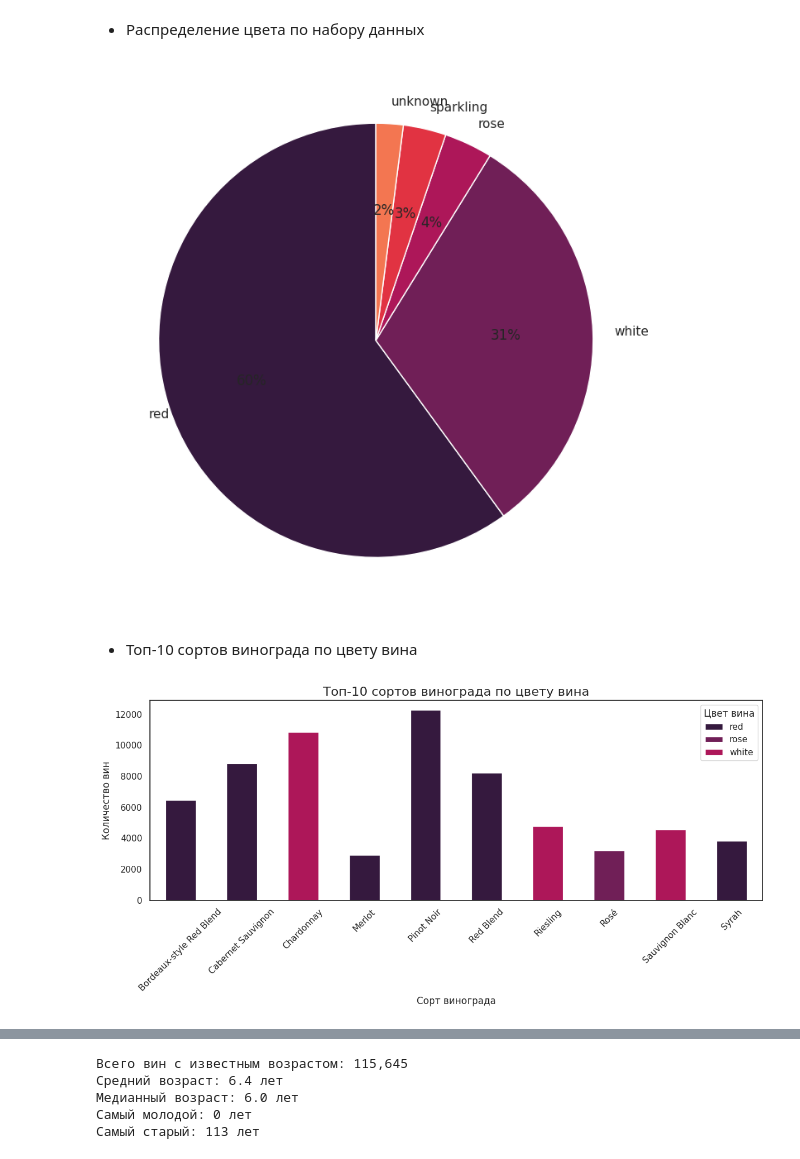
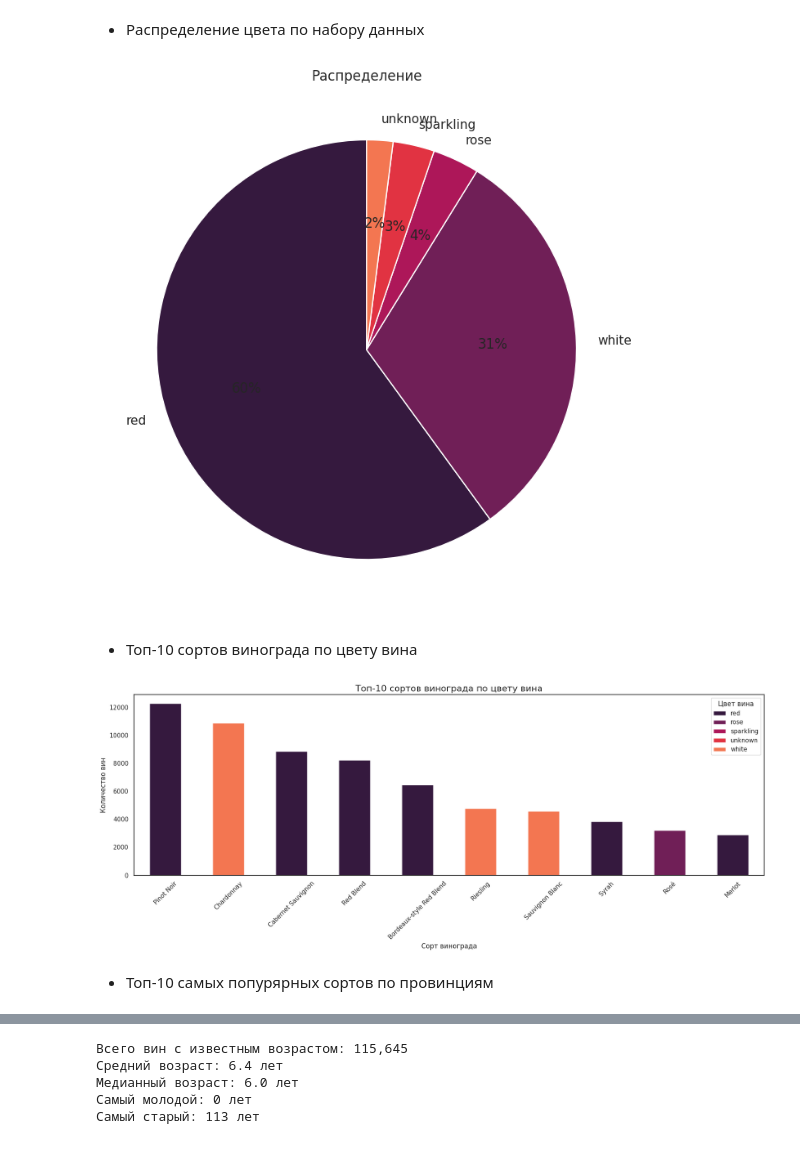
Before and after one commit to 26Ginger/wine-reviews, a Jupyter notebook: notebooks/02_EDA_Analysis.ipynb, the cells around one changed output, grey strips where cells are left out. Cells and saved outputs as stored; diff of their text form; code cells hidden in the pictures.

```diff
--- a/notebooks/02_EDA_Analysis.ipynb
+++ b/notebooks/02_EDA_Analysis.ipynb
@@ -87,0 +79,18 @@ df.sample(2)
+# %%
+dtype_mapping = {
+   'country':'category',
+   'designation':'category',
+   'province':'category',
+   'region_1':'category',
+   'variety':'category',
+   'winery':'category',
+   'continent':'category',
+   'color':'category',
+   'age_category':'category',
+   'year':'Int64',
+   'wine_age':'Int64'
+}
+
+df = pd.read_csv('../data/wine_reviews_cleaned.csv', dtype=dtype_mapping)
+
+df.sample(2)
@@ -394,30 +692,37 @@ plt.show()
 # %% [markdown]
 * Распределение цвета по набору данных
 # %%
-df['color'].value_counts().head(10).plot(
+df['color'].value_counts().plot(
     kind='pie', figsize=[7, 7],
     autopct='%.0f%%',
-    counterclock=True, startangle=90,
-    center=(1.1, 0))
+    counterclock=True, startangle=90)
+plt.title('Распределение', fontsize=12)
 plt.ylabel('')
 plt.tight_layout()
 plt.show()
 # %% [output]
-[figure, old version]
+[figure, new version]
 # %% [markdown]
 * Топ-10 сортов винограда по цвету вина
 # %%
-df_top = df[df['variety'].isin(variety_stats.index)]
+top_varieties = df['variety'].value_counts().head(10).index
 
-variety_color_counts = df_top.groupby(['variety', 'color']).size().unstack(fill_value=0)
-variety_color_counts.plot(kind='bar', stacked=True, figsize=(12, 6))
+df_top = df[df['variety'].isin(top_varieties)].copy()
+df_top['variety'] = df_top['variety'].astype(str)
+variety_color_counts = df_top.groupby(['variety','color']).size().unstack(fill_value=0)
+
+variety_color_counts = variety_color_counts.loc[variety_color_counts.sum(axis=1).sort_values(ascending=False).index]
+
+variety_color_counts.plot(kind='bar', stacked=True, figsize=(17, 7))
 
 plt.title('Топ-10 сортов винограда по цвету вина', fontsize=16)
 plt.xlabel('Сорт винограда', fontsize=12)
 plt.ylabel('Количество вин', fontsize=12)
 plt.legend(title='Цвет вина')
 plt.xticks(rotation=45)
 plt.tight_layout()
 plt.show()
 # %% [output]
-[figure, old version]
+[figure, new version]
+# %% [markdown]
+* Топ-10 самых попурярных сортов по провинциям
```
Also changed, not shown: parts of 279 cells of this notebook, 2 other files.
